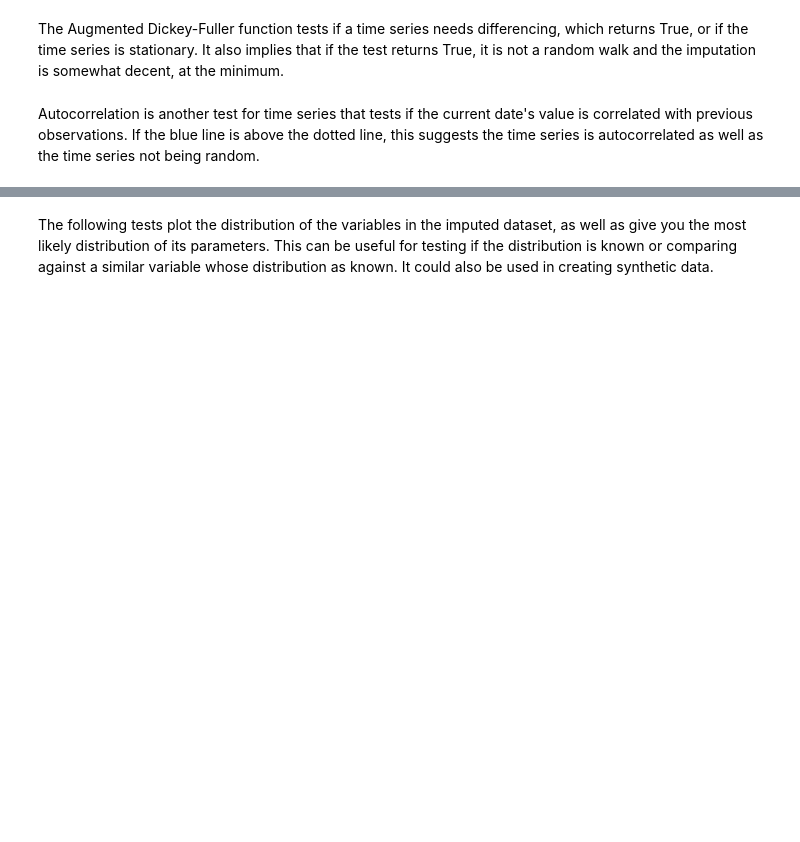
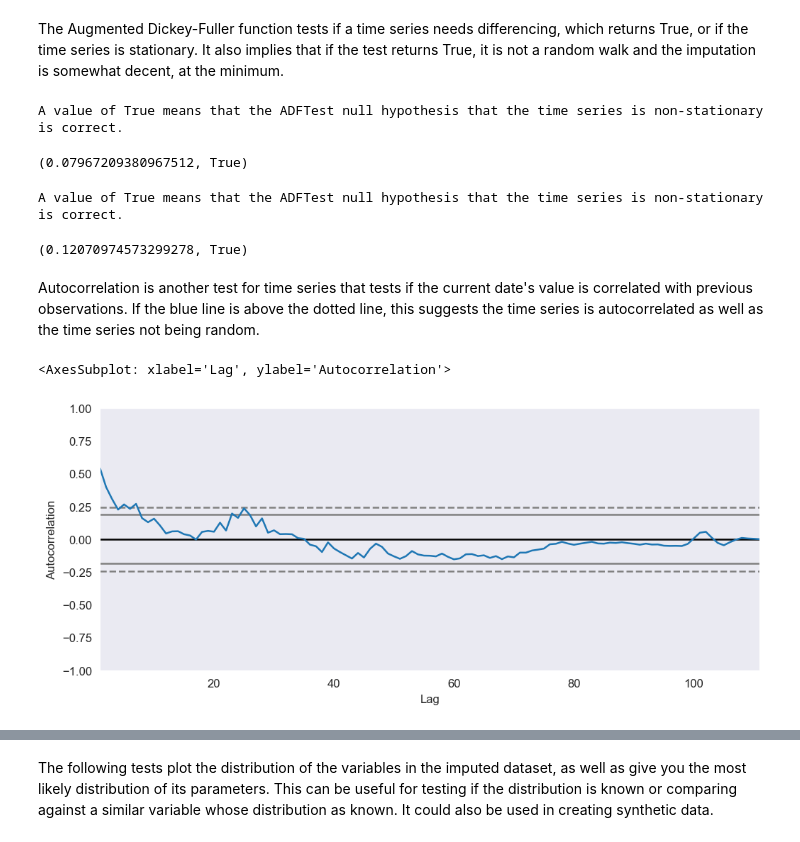
Before and after one commit to NA-Git/Bayesian_Methods, a Jupyter notebook: attribution/MMM/EDA.ipynb, the cells around one changed output, grey strips where cells are left out. Saved outputs shown, nothing was run; the diff lists cells and outputs as text; code cells hidden in the pictures; blank space fills up the shorter version.

```diff
--- a/attribution/MMM/EDA.ipynb
+++ b/attribution/MMM/EDA.ipynb
@@ -121,9 +242,9 @@ The number of neighboring values can be adjusted to find better fits for the mis
 # %%
-df = df.drop(columns='DATE')
-imputer = KNNImputer(n_neighbors=10, weights='distance', metric='nan_euclidean')
-imputed_KNN = imputer.fit_transform(df)
-imputed_KNN = pd.DataFrame(imputed_KNN, columns = df.columns)
-KNN_imputation = pd.concat([imputed_KNN, temp_week], axis=1)
+# Define KNN imputer and fill missing values
+knn_imputer = KNNImputer(n_neighbors=5, weights='distance', metric='nan_euclidean')
+df_knn_imputed = pd.DataFrame(knn_imputer.fit_transform(df_knn), columns=df_knn.columns)
+df_knn_imputed = pd.DataFrame(scaler.inverse_transform(df_knn_imputed), columns=df_knn.columns)
+KNN_imputation = pd.concat([df_knn_imputed, temp_week], axis=1)
 # %% [markdown]
 Multiple Imputation by Chained Equations (MICE) uses iterations of Bayesian Ridge Linear models
 and takes the averages of their results to determine the imputed values. Compared to most other methods,
@@ -132,9 +253,9 @@ it performs better with extremely sparse data.
 mice_names = tuple(corr_names)
 mice_temp = df[corr_names]
 df_mice = mice_temp.filter(mice_names, axis=1).copy()
-
 mice_estimator = IterativeImputer(estimator=linear_model.BayesianRidge(), sample_posterior=True, max_iter=40,
-                                n_nearest_features=10, imputation_order='random', min_value=500)
+                                n_nearest_features=10, imputation_order='random')
 df_mice_imputed = pd.DataFrame(mice_estimator.fit_transform(df_mice), columns=df_mice.columns)
+df_mice_imputed = df_mice_imputed.apply(lambda x: x.abs(), axis=1)
 imputed_mice = pd.concat([df_mice_imputed, temp_week], axis=1)
 # %%
@@ -148,13 +307,22 @@ which returns True, or if the time series is stationary. It also implies that
 if the test returns True, it is not a random walk and the imputation is somewhat
 decent, at the minimum.
 # %%
-df = imputed_mice
+dickey_fuller(imputed_mice)
+# %% [output]
+A value of True means that the ADFTest null hypothesis that the time series is non-stationary is correct.
+(0.07967209380967512, True)
 # %%
-dickey_fuller(df)
+dickey_fuller(KNN_imputation)
+# %% [output]
+A value of True means that the ADFTest null hypothesis that the time series is non-stationary is correct.
+(0.12070974573299278, True)
 # %% [markdown]
 Autocorrelation is another test for time series that tests if the current date's value is correlated
 with previous observations. If the blue line is above the dotted line, this suggests the time series
 is autocorrelated as well as the time series not being random.
 # %%
 plt.rcParams.update({'figure.figsize':(10,4), 'figure.dpi':120})
-autocorrelation_plot(df['revenue'].tolist())
+autocorrelation_plot(imputed_mice['revenue'].tolist())
+# %% [output]
+<AxesSubplot: xlabel='Lag', ylabel='Autocorrelation'>
+[figure, added]
```
Also changed, not shown: parts of 27 cells of this notebook.
